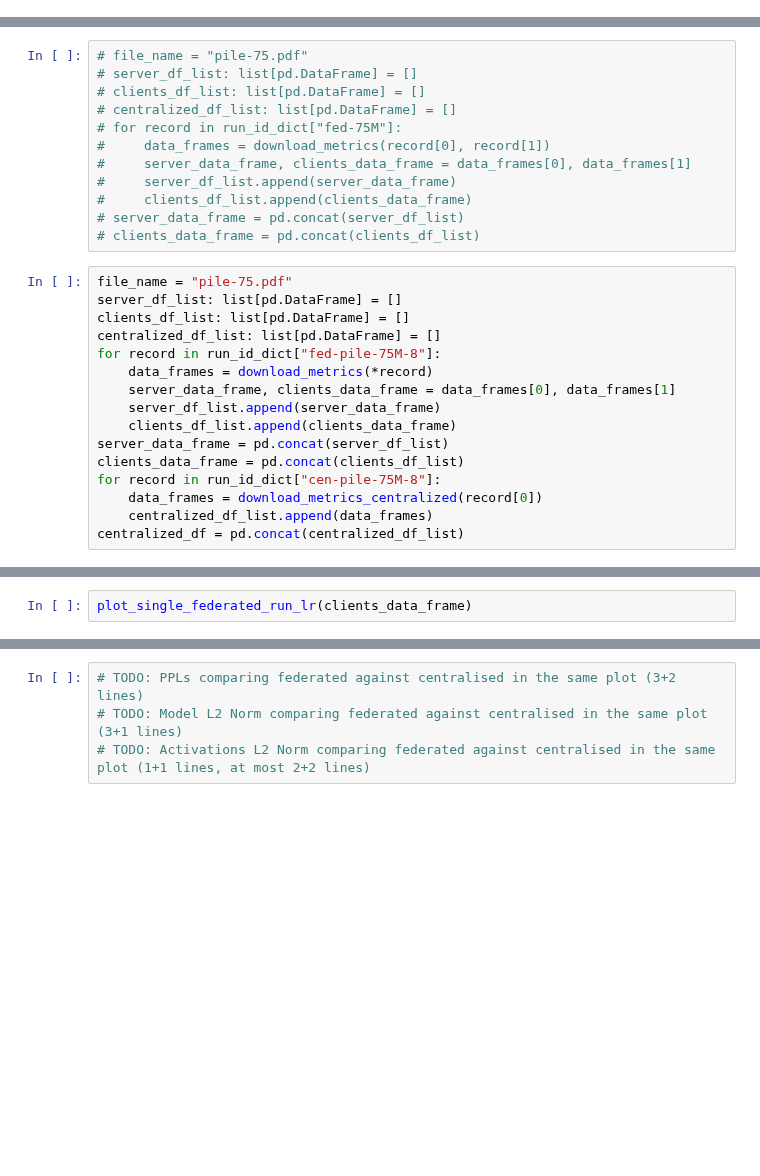
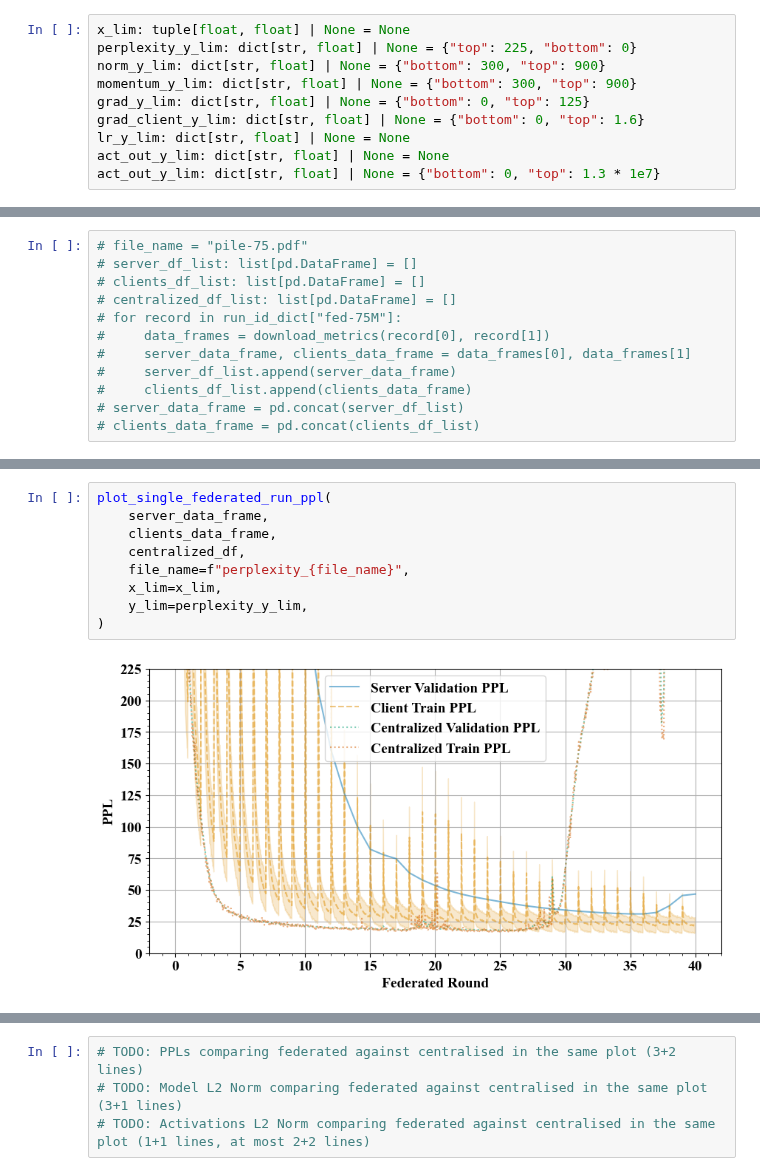
Before and after one commit to relogu/private-flower-llm, a Jupyter notebook: notebooks/arxiv_plots.ipynb, the cells around one changed output, grey strips where cells are left out. Drawn from its saved outputs; the diff is of its cells as text; blank space fills up the shorter version.

Commit message:
Update plots, please put all of the correct run ids

```diff
--- a/notebooks/arxiv_plots.ipynb
+++ b/notebooks/arxiv_plots.ipynb
@@ -175,6 +176,16 @@ client_metrics_columns = [
     # Microbatch size
     "trainer/device_train_microbatch_size",
 ]
+# %%
+x_lim: tuple[float, float] | None = None
+perplexity_y_lim: dict[str, float] | None = {"top": 225, "bottom": 0}
+norm_y_lim: dict[str, float] | None = {"bottom": 300, "top": 900}
+momentum_y_lim: dict[str, float] | None = {"bottom": 300, "top": 900}
+grad_y_lim: dict[str, float] | None = {"bottom": 0, "top": 125}
+grad_client_y_lim: dict[str, float] | None = {"bottom": 0, "top": 1.6}
+lr_y_lim: dict[str, float] | None = None
+act_out_y_lim: dict[str, float] | None = None
+act_out_y_lim: dict[str, float] | None = {"bottom": 0, "top": 1.3 * 1e7}
 # %%
 def download_metrics(
     run_id: str, n_clients: int, drop_layers: bool = True, use_server_name: bool = False
@@ -305,19 +316,3 @@ def download_metrics_centralized(
 #     clients_df_list.append(clients_data_frame)
 # server_data_frame = pd.concat(server_df_list)
 # clients_data_frame = pd.concat(clients_df_list)
-# %%
-file_name = "pile-75.pdf"
-server_df_list: list[pd.DataFrame] = []
-clients_df_list: list[pd.DataFrame] = []
-centralized_df_list: list[pd.DataFrame] = []
-for record in run_id_dict["fed-pile-75M-8"]:
-    data_frames = download_metrics(*record)
-    server_data_frame, clients_data_frame = data_frames[0], data_frames[1]
-    server_df_list.append(server_data_frame)
-    clients_df_list.append(clients_data_frame)
-server_data_frame = pd.concat(server_df_list)
-clients_data_frame = pd.concat(clients_df_list)
-for record in run_id_dict["cen-pile-75M-8"]:
-    data_frames = download_metrics_centralized(record[0])
-    centralized_df_list.append(data_frames)
-centralized_df = pd.concat(centralized_df_list)
@@ -802,2 +318,0 @@ def plot_single_federated_run_lr(
-# %%
-plot_single_federated_run_lr(clients_data_frame)
@@ -989,0 +501,11 @@ findfont: Generic family 'serif' not found because none of the following familie
+# %%
+plot_single_federated_run_ppl(
+    server_data_frame,
+    clients_data_frame,
+    centralized_df,
+    file_name=f"perplexity_{file_name}",
+    x_lim=x_lim,
+    y_lim=perplexity_y_lim,
+)
+# %% [output]
+[figure, added]
```
Also changed, not shown: parts of 35 cells of this notebook.
